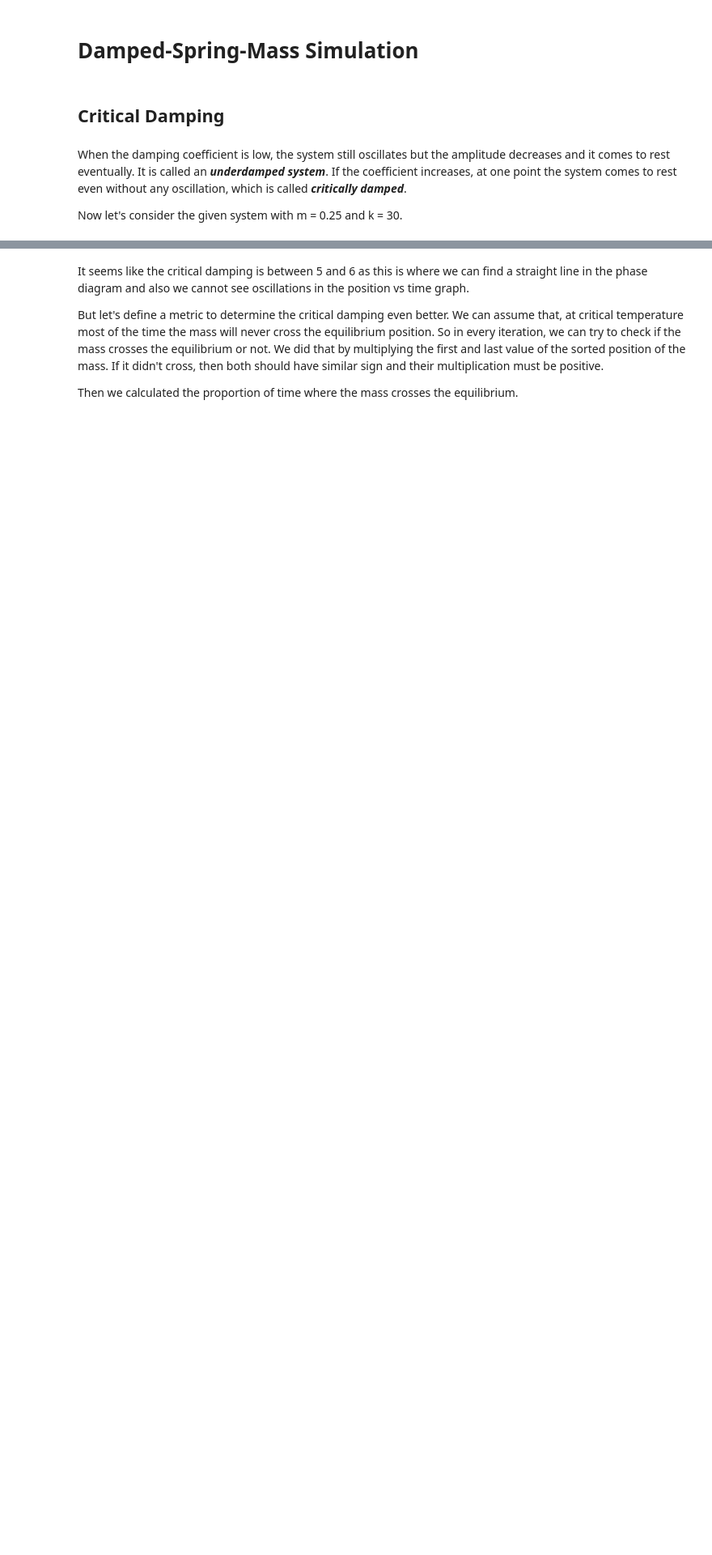
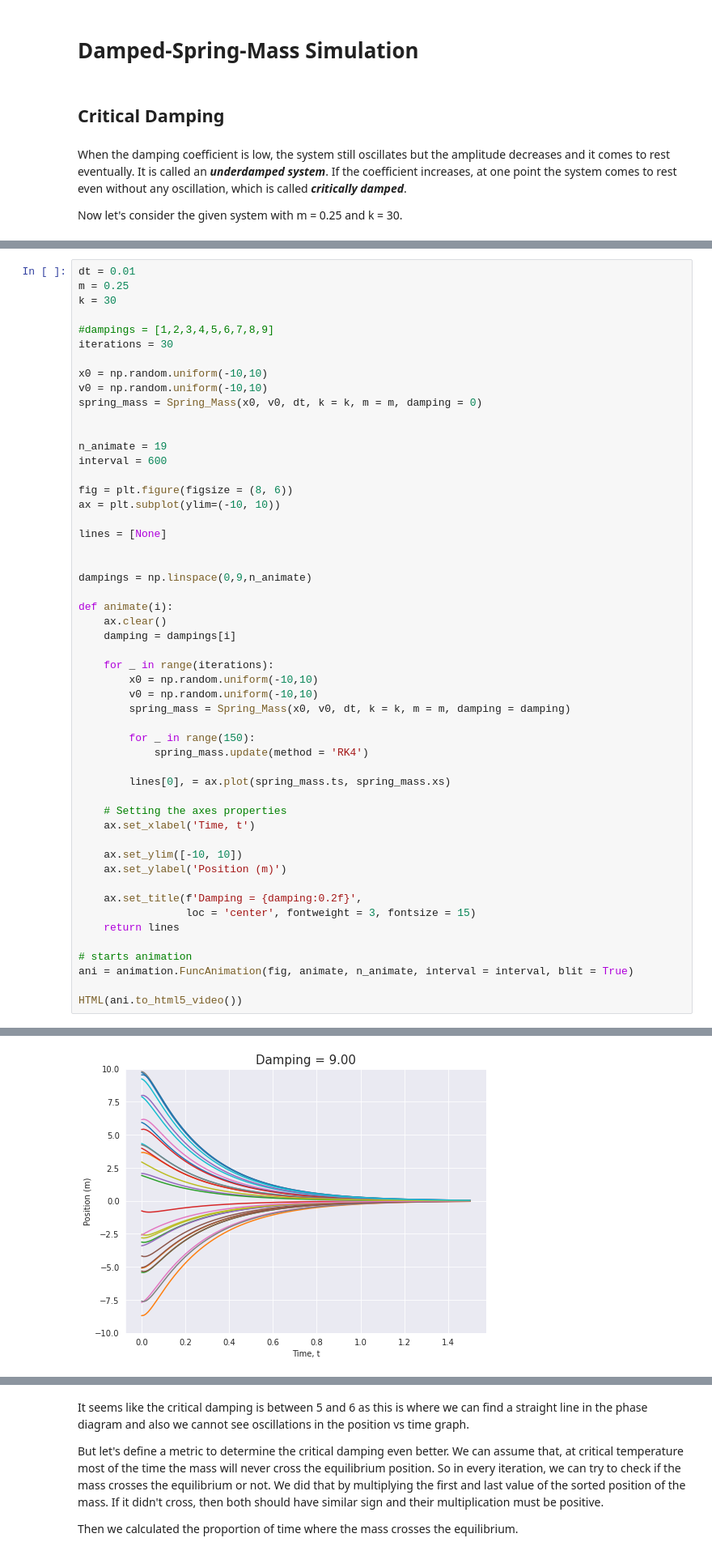
Before and after one commit to mahmud-nobe/Physics_Simulation_Tutorial, a Jupyter notebook: spring-mass/Assignment_Part_3__Spring-Mass_System.ipynb, the cells around one changed output, grey strips where cells are left out. Shown at 81% size. Saved outputs shown, nothing was run; the diff lists cells and outputs as text; blank space fills up the shorter version.

```diff
--- a/spring-mass/Assignment_Part_3__Spring-Mass_System.ipynb
+++ b/spring-mass/Assignment_Part_3__Spring-Mass_System.ipynb
@@ -536,3 +536,56 @@ for i in range(len(dampings)):
 plt.show()
 # %% [output]
 [figure]
+# %%
+dt = 0.01
+m = 0.25
+k = 30
+
+#dampings = [1,2,3,4,5,6,7,8,9]
+iterations = 30
+
+x0 = np.random.uniform(-10,10)
+v0 = np.random.uniform(-10,10)
+spring_mass = Spring_Mass(x0, v0, dt, k = k, m = m, damping = 0)
+
+
+n_animate = 19
+interval = 600
+
+fig = plt.figure(figsize = (8, 6))
+ax = plt.subplot(ylim=(-10, 10))
+
+lines = [None]
+
+
+dampings = np.linspace(0,9,n_animate)
+
+def animate(i):
+    ax.clear()
+    damping = dampings[i]
+
+    for _ in range(iterations):
+        x0 = np.random.uniform(-10,10)
+        v0 = np.random.uniform(-10,10)
+        spring_mass = Spring_Mass(x0, v0, dt, k = k, m = m, damping = damping)
+
+        for _ in range(150):
+            spring_mass.update(method = 'RK4')
+
+        lines[0], = ax.plot(spring_mass.ts, spring_mass.xs)
+
+    # Setting the axes properties
+    ax.set_xlabel('Time, t')
+
+    ax.set_ylim([-10, 10])
+    ax.set_ylabel('Position (m)')
+
+    ax.set_title(f'Damping = {damping:0.2f}',
+                 loc = 'center', fontweight = 3, fontsize = 15)
+    return lines
+
+# starts animation
+ani = animation.FuncAnimation(fig, animate, n_animate, interval = interval, blit = True)
+
+HTML(ani.to_html5_video())
+# %% [output]
@@ -538,0 +593 @@ plt.show()
+[figure, added]
```
Also changed, not shown: parts of 4 cells of this notebook.
